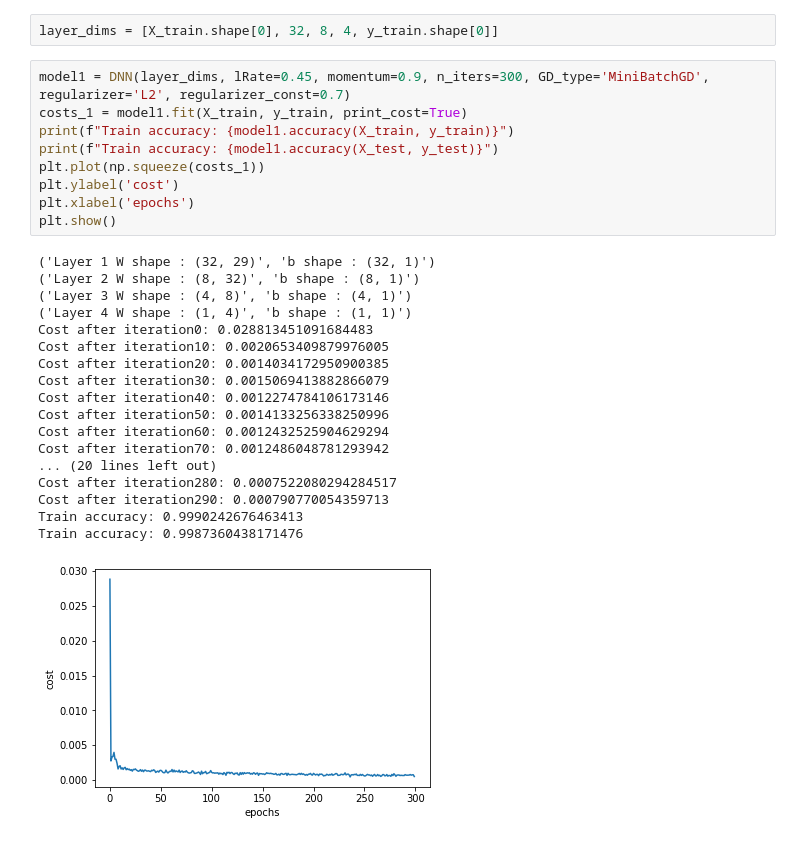
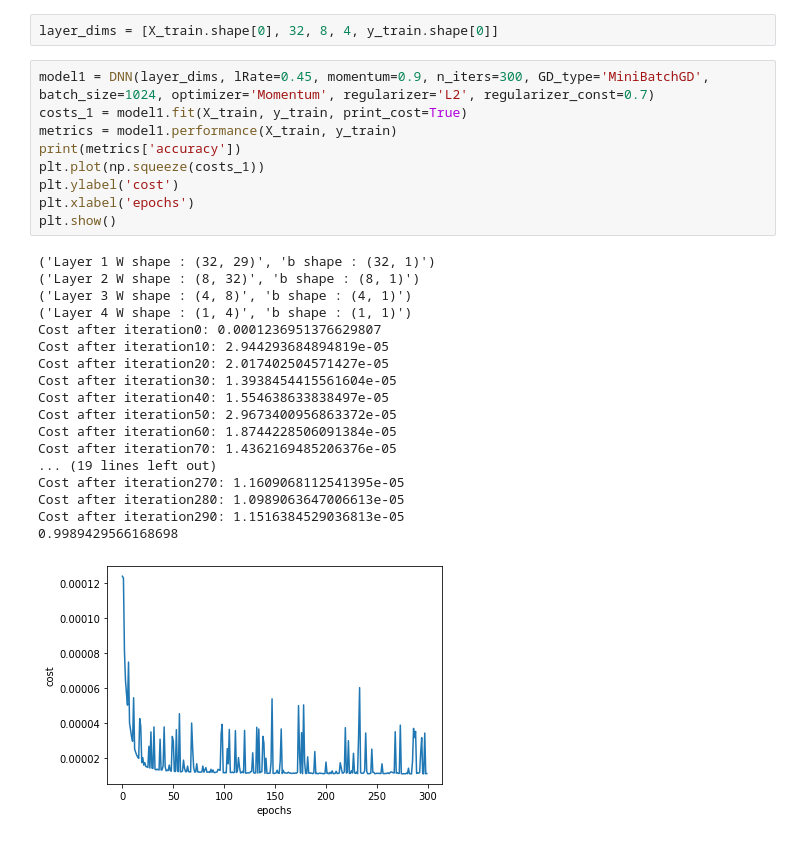
Before and after one commit to CyberKnight1803/CreditCard_Fraud_Detection_using_DNN, a Jupyter notebook: Fraud.ipynb, the cells around one changed output. Drawn from its saved outputs; the diff is of its cells as text.

```diff
--- a/Fraud.ipynb
+++ b/Fraud.ipynb
@@ -32,31 +32,31 @@ X_train.shape, y_train.shape, X_test.shape, y_test.shape
 # %%
 layer_dims = [X_train.shape[0], 32, 8, 4, y_train.shape[0]]
 # %%
-model1 = DNN(layer_dims, lRate=0.45, momentum=0.9, n_iters=300, GD_type='MiniBatchGD', regularizer='L2', regularizer_const=0.7)
+model1 = DNN(layer_dims, lRate=0.45, momentum=0.9, n_iters=300, GD_type='MiniBatchGD', batch_size=1024, optimizer='Momentum', regularizer='L2', regularizer_const=0.7)
 costs_1 = model1.fit(X_train, y_train, print_cost=True)
-print(f"Train accuracy: {model1.accuracy(X_train, y_train)}")
-print(f"Train accuracy: {model1.accuracy(X_test, y_test)}")
+metrics = model1.performance(X_train, y_train)
+print(metrics['accuracy'])
 plt.plot(np.squeeze(costs_1))
 plt.ylabel('cost')
 plt.xlabel('epochs')
 plt.show()
 # %% [output]
 ('Layer 1 W shape : (32, 29)', 'b shape : (32, 1)')
 ('Layer 2 W shape : (8, 32)', 'b shape : (8, 1)')
 ('Layer 3 W shape : (4, 8)', 'b shape : (4, 1)')
 ('Layer 4 W shape : (1, 4)', 'b shape : (1, 1)')
-Cost after iteration0: 0.028813451091684483
-Cost after iteration10: 0.0020653409879976005
-Cost after iteration20: 0.0014034172950900385
-Cost after iteration30: 0.0015069413882866079
-Cost after iteration40: 0.0012274784106173146
-Cost after iteration50: 0.0014133256338250996
-Cost after iteration60: 0.0012432525904629294
-Cost after iteration70: 0.0012486048781293942
-... (20 lines left out)
-Cost after iteration280: 0.0007522080294284517
-Cost after iteration290: 0.000790770054359713
-Train accuracy: 0.9990242676463413
-Train accuracy: 0.9987360438171476
+Cost after iteration0: 0.0001236951376629807
+Cost after iteration10: 2.944293684894819e-05
+Cost after iteration20: 2.017402504571427e-05
+Cost after iteration30: 1.3938454415561604e-05
+Cost after iteration40: 1.554638633838497e-05
+Cost after iteration50: 2.9673400956863372e-05
+Cost after iteration60: 1.8744228506091384e-05
+Cost after iteration70: 1.4362169485206376e-05
+... (19 lines left out)
+Cost after iteration270: 1.1609068112541395e-05
+Cost after iteration280: 1.0989063647006613e-05
+Cost after iteration290: 1.1516384529036813e-05
+0.9989429566168698
-[figure, old version]
+[figure, new version]
 # %%
```
Also changed, not shown: parts of 5 cells of this notebook.
